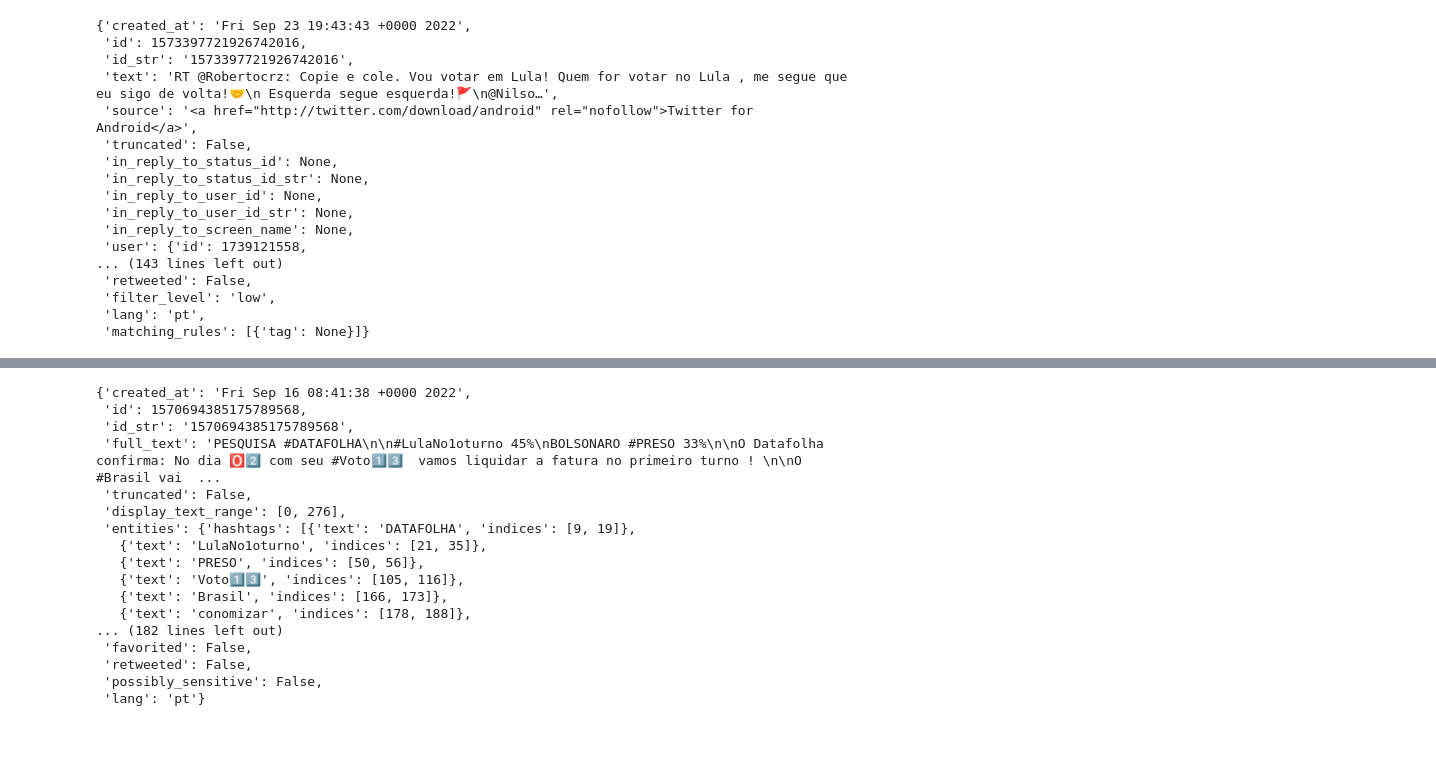
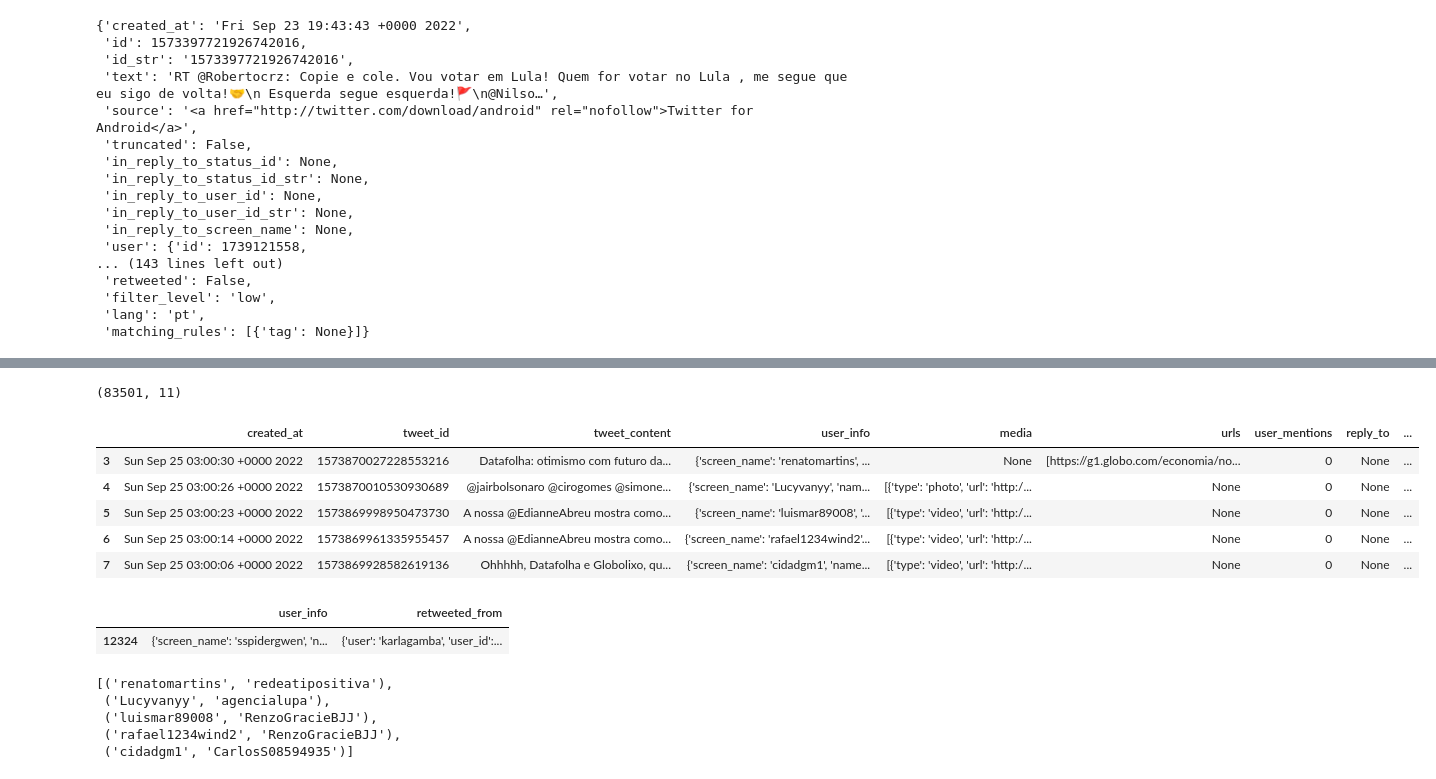
Before and after one commit to lucasraniere/twitter-data-extraction-2022-elections, a Jupyter notebook: teste.ipynb, the cells around one changed output, grey strips where cells are left out. Drawn from its saved outputs; the diff is of its cells as text; code cells hidden in the pictures; blank space fills up the shorter version.

```diff
--- a/teste.ipynb
+++ b/teste.ipynb
@@ -179,4 +179,4 @@ tweets_hash.get_tweets_dict()[5]
  'lang': 'pt',
  'matching_rules': [{'tag': None}]}
 # %%
-tts = search._recent('#datafolha', lang='pt', amount=100000)
+tts = search._recent('#datafolha OR datafolha', lang='pt', amount=100000)
@@ -210,20 +210,19 @@ for tweet in tts.get_tweets_dict():
-# %%
-quoted
-# %% [output]
-{'created_at': 'Fri Sep 16 08:41:38 +0000 2022',
- 'id': 1570694385175789568,
- 'id_str': '1570694385175789568',
- 'full_text': 'PESQUISA #DATAFOLHA\n\n#LulaNo1oturno 45%\nBOLSONARO #PRESO 33%\n\nO Datafolha confirma: No dia 🅾️2️⃣ com seu #Voto1️⃣3️⃣  vamos liquidar a fatura no primeiro turno ! \n\nO #Brasil vai  ...
- 'truncated': False,
- 'display_text_range': [0, 276],
- 'entities': {'hashtags': [{'text': 'DATAFOLHA', 'indices': [9, 19]},
-   {'text': 'LulaNo1oturno', 'indices': [21, 35]},
-   {'text': 'PRESO', 'indices': [50, 56]},
-   {'text': 'Voto1️⃣3️⃣', 'indices': [105, 116]},
-   {'text': 'Brasil', 'indices': [166, 173]},
-   {'text': 'conomizar', 'indices': [178, 188]},
-... (182 lines left out)
- 'favorited': False,
- 'retweeted': False,
- 'possibly_sensitive': False,
- 'lang': 'pt'}
+# %%
+rt_df = df[df['retweeted_from'].notnull()]
+rt_df.shape
+# %% [output]
+(83501, 11)
+# %%
+rt_df.head()
+# %% [output]
+|  | created_at | tweet_id | tweet_content | user_info | media | urls | user_mentions | reply_to | ... |
+| 3 | Sun Sep 25 03:00:30 +0000 2022 | 1573870027228553216 | Datafolha: otimismo com futuro da... | {'screen_name': 'renatomartins', ... | None | [https://g1.globo.com/economia/no... | 0 | None | ... |
+| 4 | Sun Sep 25 03:00:26 +0000 2022 | 1573870010530930689 | @jairbolsonaro @cirogomes @simone... | {'screen_name': 'Lucyvanyy', 'nam... | [{'type': 'photo', 'url': 'http:/... | None | 0 | None | ... |
+| 5 | Sun Sep 25 03:00:23 +0000 2022 | 1573869998950473730 | A nossa @EdianneAbreu mostra como... | {'screen_name': 'luismar89008', '... | [{'type': 'video', 'url': 'http:/... | None | 0 | None | ... |
+| 6 | Sun Sep 25 03:00:14 +0000 2022 | 1573869961335955457 | A nossa @EdianneAbreu mostra como... | {'screen_name': 'rafael1234wind2'... | [{'type': 'video', 'url': 'http:/... | None | 0 | None | ... |
+| 7 | Sun Sep 25 03:00:06 +0000 2022 | 1573869928582619136 | Ohhhhh, Datafolha e Globolixo, qu... | {'screen_name': 'cidadgm1', 'name... | [{'type': 'video', 'url': 'http:/... | None | 0 | None | ... |
+# %%
+rt_df[['user_info', 'retweeted_from']].sample()
+# %% [output]
+|  | user_info | retweeted_from |
+| 12324 | {'screen_name': 'sspidergwen', 'n... | {'user': 'karlagamba', 'user_id':... |
@@ -229,0 +234,8 @@ quoted
+# %%
+rt_match[:5]
+# %% [output]
+[('renatomartins', 'redeatipositiva'),
+ ('Lucyvanyy', 'agencialupa'),
+ ('luismar89008', 'RenzoGracieBJJ'),
+ ('rafael1234wind2', 'RenzoGracieBJJ'),
+ ('cidadgm1', 'CarlosS08594935')]
```
Also changed, not shown: parts of 9 cells of this notebook.
